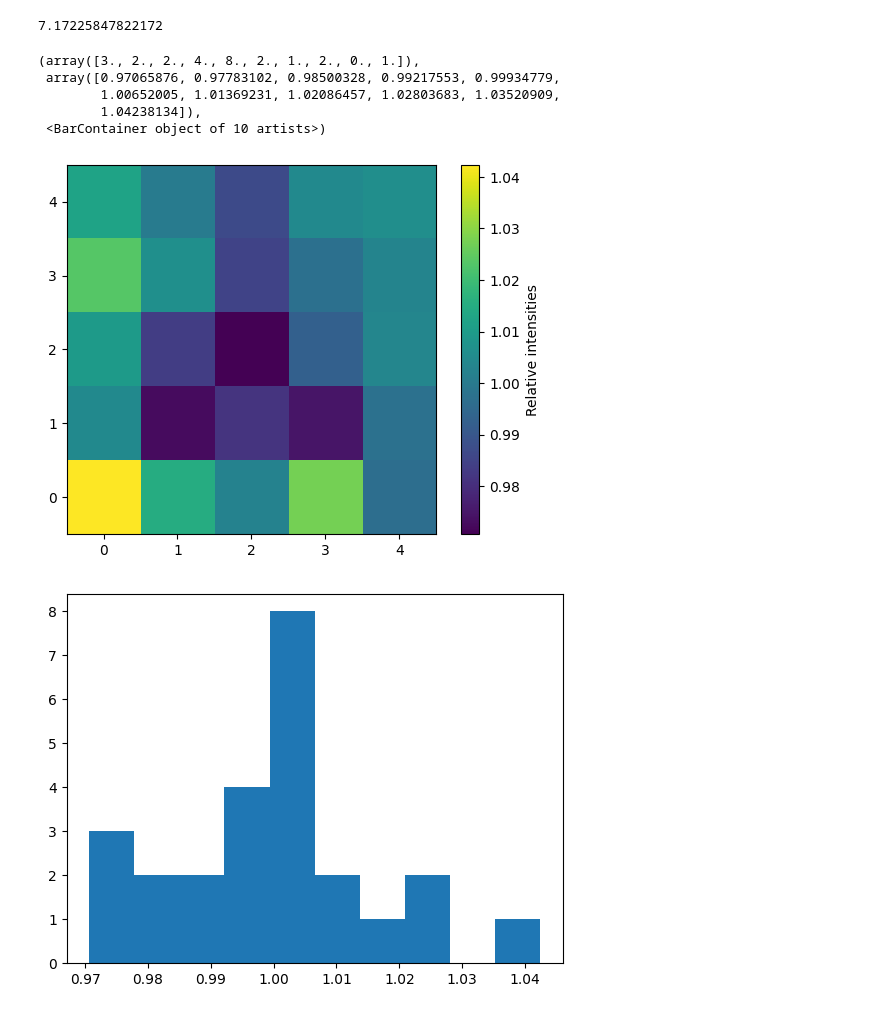
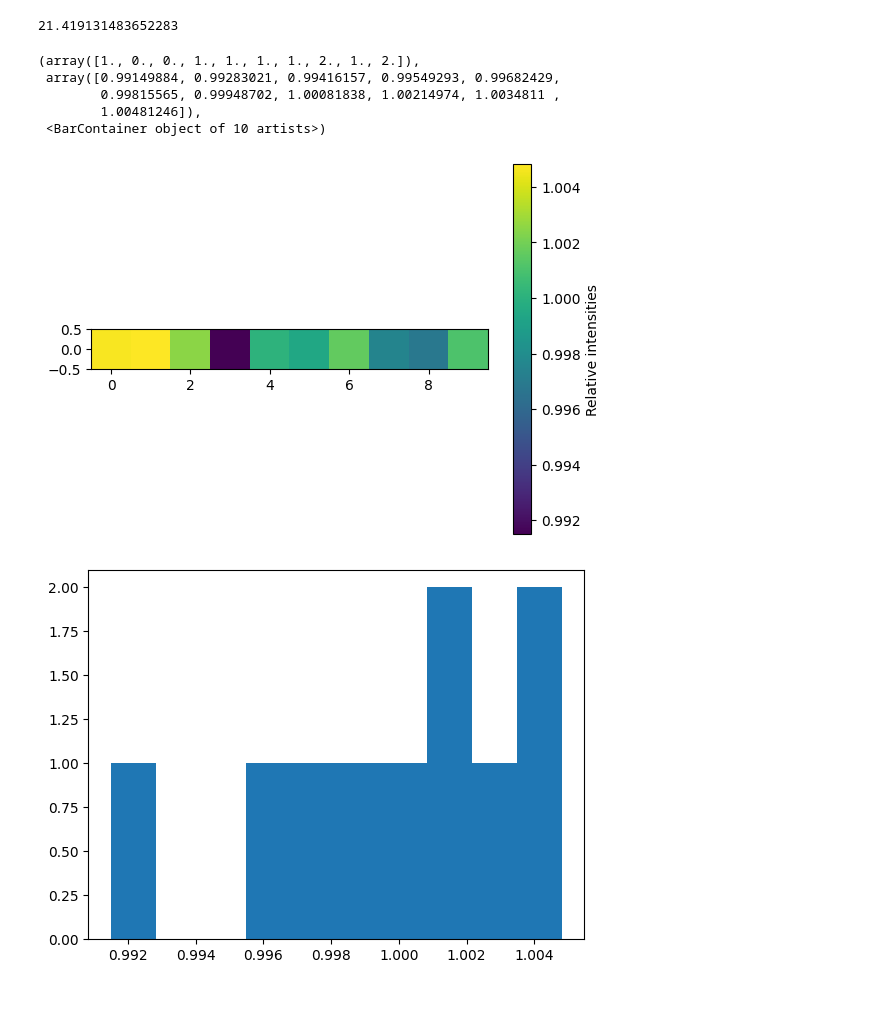
Before and after one commit to light-scattering-iogs/caqtus, a Jupyter notebook: devices/tweezer_arranger/aod_tweezer_arranger.utilities/aod_tweezer_arranger/utilities/homogenize.ipynb, the cells around one changed output. Drawn from its saved outputs; the diff is of its cells as text; code cells hidden in the pictures.

```diff
--- a/devices/tweezer_arranger/aod_tweezer_arranger.utilities/aod_tweezer_arranger/utilities/homogenize.ipynb
+++ b/devices/tweezer_arranger/aod_tweezer_arranger.utilities/aod_tweezer_arranger/utilities/homogenize.ipynb
@@ -33,6 +33,6 @@ plt.colorbar()
 # %%
-n_rows=5
-n_cols=5
+n_rows=1
+n_cols=10
 m = GridSpotAnalyzer(n_rows, n_cols)
 im = m.register_regions_of_interest(picture, relative_threshold=0.27, radius=20)
 
@@ -45,22 +45,22 @@ intensities = m.compute_intensity_matrix(picture)
 # %%
 (np.max(intensities) - np.min(intensities)) / np.mean(intensities) * 1e2
 # %% [output]
-7.17225847822172
+21.419131483652283
 # %%
 plt.figure()
-plt.imshow(intensities.T[::-1, ::] / np.mean(intensities), origin="lower")
+plt.imshow(intensities.T[::, ::] / np.mean(intensities), origin="lower")
 cb = plt.colorbar()
 cb.set_label("Relative intensities")
 plt.figure()
 plt.hist((intensities.T / np.mean(intensities)).flatten())
 # %% [output]
-(array([3., 2., 2., 4., 8., 2., 1., 2., 0., 1.]),
- array([0.97065876, 0.97783102, 0.98500328, 0.99217553, 0.99934779,
-        1.00652005, 1.01369231, 1.02086457, 1.02803683, 1.03520909,
-        1.04238134]),
+(array([1., 0., 0., 1., 1., 1., 1., 2., 1., 2.]),
+ array([0.99149884, 0.99283021, 0.99416157, 0.99549293, 0.99682429,
+        0.99815565, 0.99948702, 1.00081838, 1.00214974, 1.0034811 ,
+        1.00481246]),
  <BarContainer object of 10 artists>)
-[figure, old version]
+[figure, new version]
-[figure, old version]
+[figure, new version]
 # %%
 session = get_standard_experiment_session()
 with session.activate():
```
Also changed, not shown: parts of 5 cells of this notebook, 5 other files.
